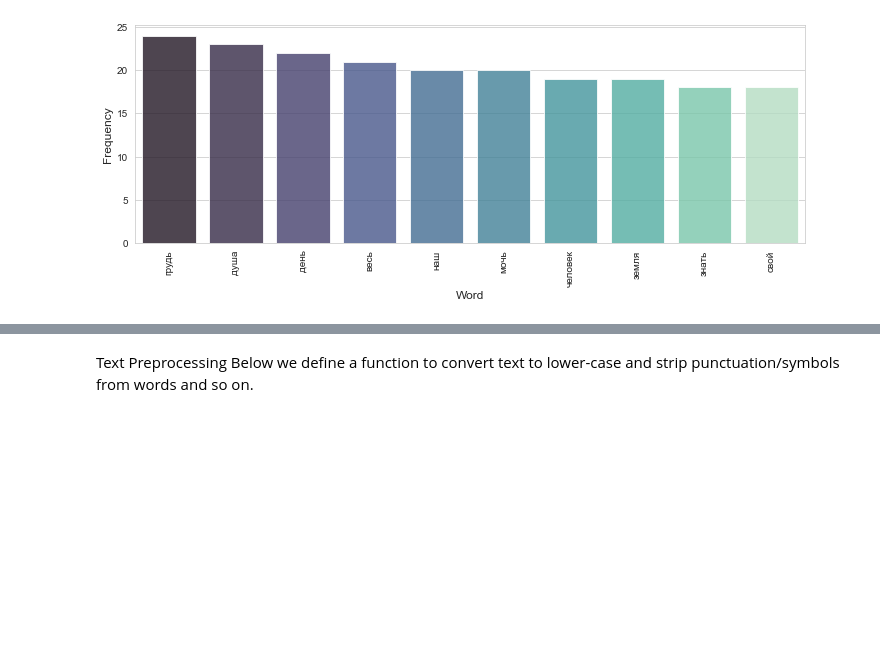
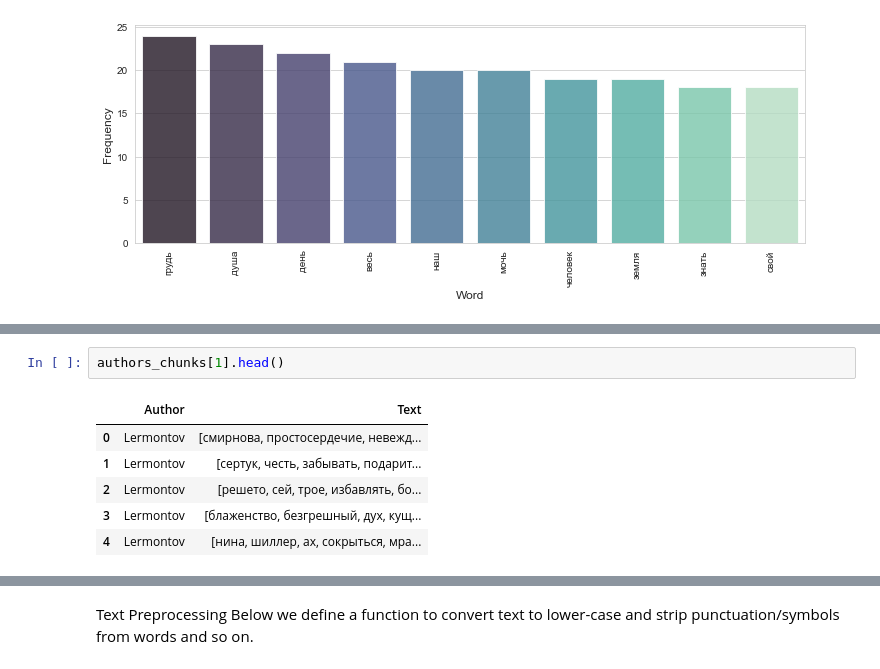
Before and after one commit to kmaltcev/NLP-BiLSTM-model, a Jupyter notebook: CNN_BiLSTM.ipynb, the cells around one changed output, grey strips where cells are left out. Drawn from its saved outputs; the diff is of its cells as text; blank space fills up the shorter version.

```diff
--- a/CNN_BiLSTM.ipynb
+++ b/CNN_BiLSTM.ipynb
@@ -146,0 +148,9 @@ authors_chunks[0].head()
+# %%
+authors_chunks[1].head()
+# %% [output]
+|  | Author | Text |
+| 0 | Lermontov | [смирнова, простосердечие, невежд... |
+| 1 | Lermontov | [сертук, честь, забывать, подарит... |
+| 2 | Lermontov | [решето, сей, трое, избавлять, бо... |
+| 3 | Lermontov | [блаженство, безгрешный, дух, кущ... |
+| 4 | Lermontov | [нина, шиллер, ах, сокрыться, мра... |
```
Also changed, not shown: parts of 37 cells of this notebook, 1 other file.
